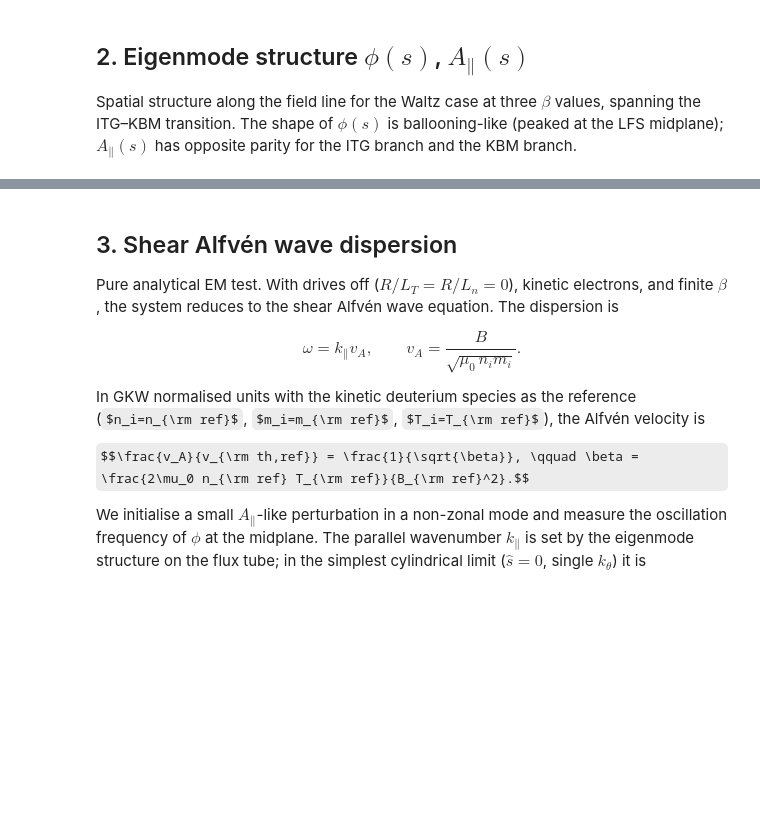
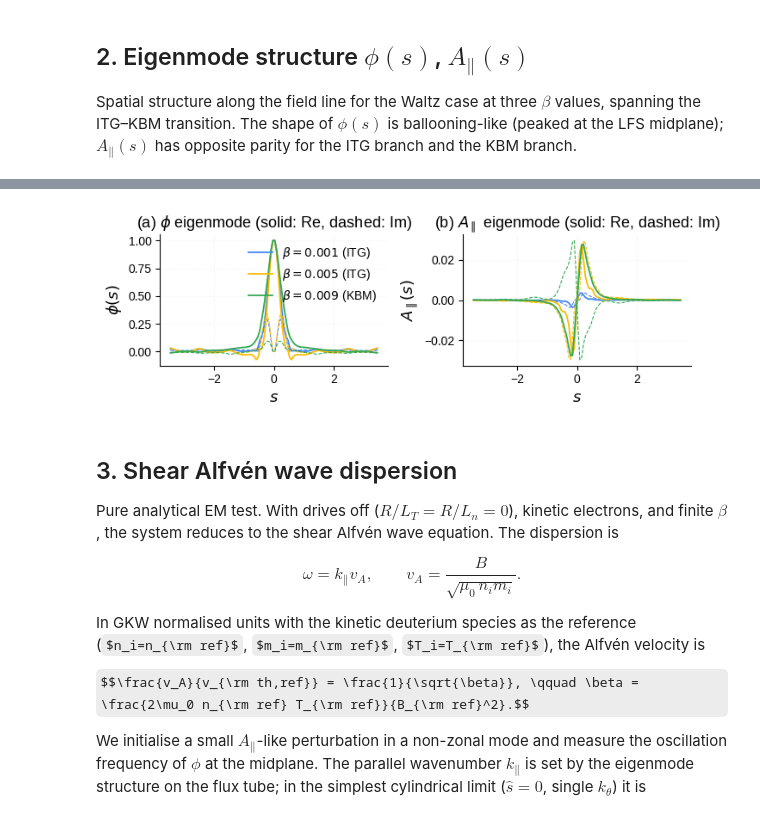
Before and after one commit to gerkone/gyaradax, a Jupyter notebook: notebooks/em_analytical.ipynb, the cells around one changed output, grey strips where cells are left out. Saved outputs shown, nothing was run; the diff lists cells and outputs as text; code cells hidden in the pictures; some formulas as TeX source; blank space fills up the shorter version.

```diff
--- a/notebooks/em_analytical.ipynb
+++ b/notebooks/em_analytical.ipynb
@@ -230,32 +267,34 @@ else:
 # %%
 fig, axes = plt.subplots(1, 2, figsize=(7.0, 2.5))
 ax_phi, ax_apar = axes
-colors = [JAX_COLORS['blue'], JAX_COLORS['orange'], JAX_COLORS['green']]
+colors = [JAX_COLORS['blue'], JAX_COLORS['yellow'], JAX_COLORS['green']]
 labels = [r'$\beta=0.001$ (ITG)', r'$\beta=0.005$ (ITG)', r'$\beta=0.009$ (KBM)']
 for (b, c, lab) in zip(betas_em, colors, labels):
     s, phi_s, apar_s = modes[b]
     ax_phi.plot(s, phi_s.real, '-', color=c, lw=1.3, label=lab)
     ax_phi.plot(s, phi_s.imag, '--', color=c, lw=0.8)
     if apar_s is not None:
         ax_apar.plot(s, apar_s.real, '-', color=c, lw=1.3, label=lab)
         ax_apar.plot(s, apar_s.imag, '--', color=c, lw=0.8)
 
 ax_phi.set_xlabel(r'$s$', fontsize=13)
 ax_phi.set_ylabel(r'$\phi(s)$', fontsize=13)
 ax_phi.set_title(r'(a) $\phi$ eigenmode (solid: Re, dashed: Im)', fontsize=13)
 ax_phi.legend(frameon=False, fontsize=10, loc='upper right')
 ax_phi.tick_params(labelsize=10)
 ax_phi.grid(True)
 
 ax_apar.set_xlabel(r'$s$', fontsize=13)
 ax_apar.set_ylabel(r'$A_\parallel(s)$', fontsize=13)
 ax_apar.set_title(r'(b) $A_\parallel$ eigenmode (solid: Re, dashed: Im)', fontsize=13)
 ax_apar.tick_params(labelsize=10)
 ax_apar.grid(True)
 
 fig.tight_layout()
 fig.savefig('figs/em_waltz_eigenmode.pdf')
 plt.show()
+# %% [output]
+[figure, added]
 # %% [markdown]
 ## 3. Shear Alfvén wave dispersion
 
```
Also changed, not shown: parts of 9 cells of this notebook, 1 other file.
